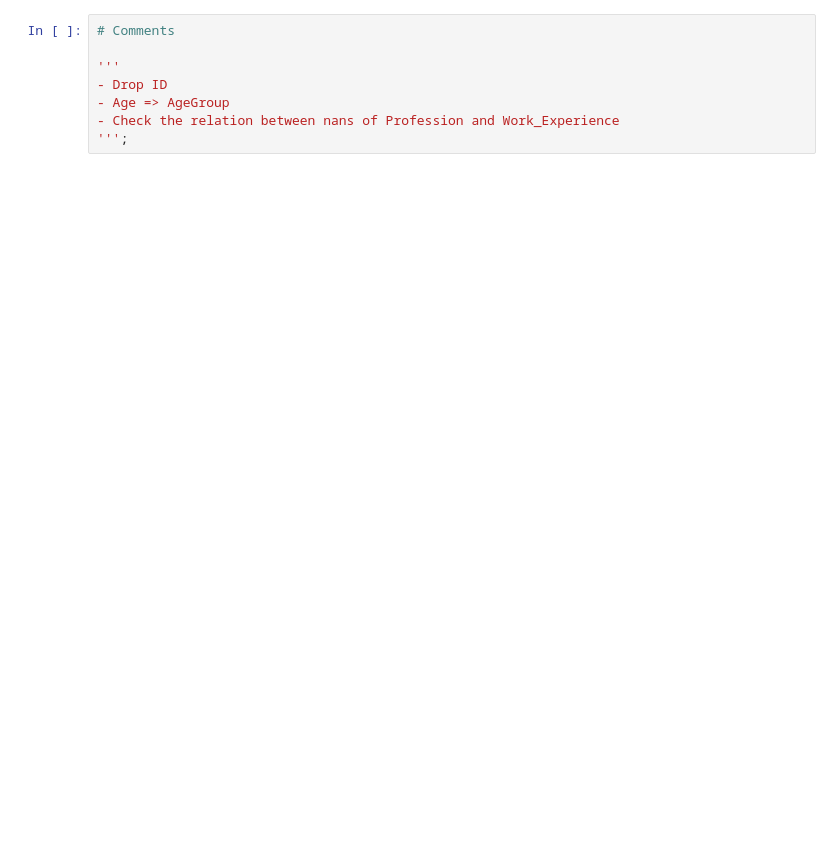
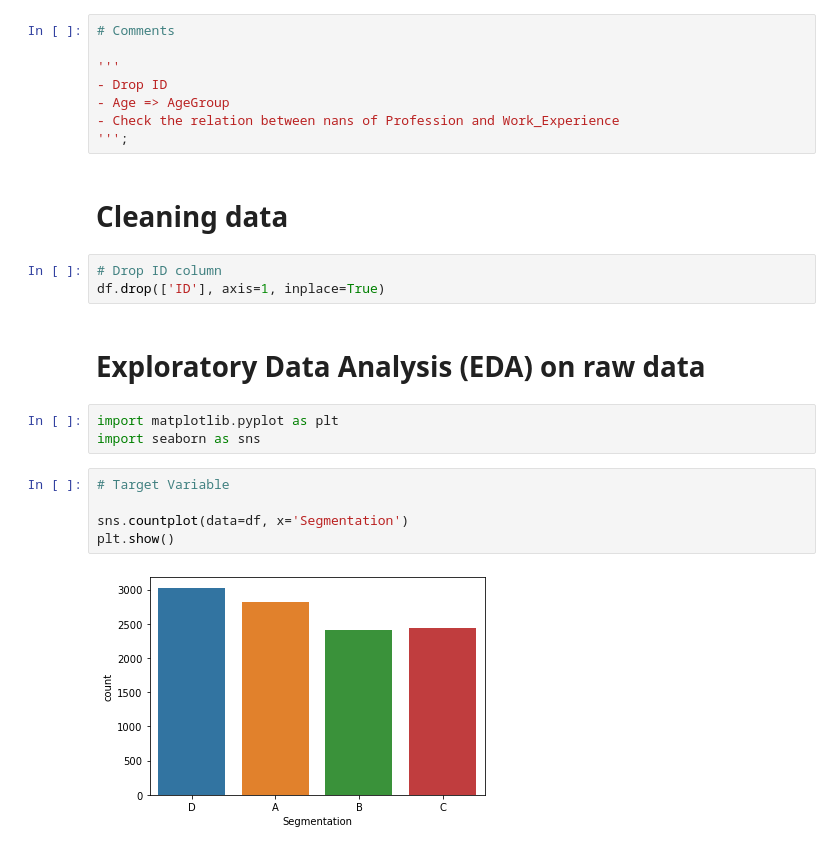
Before and after one commit to phantommarheaven7621/Customer_Segmentation_Classification, a Jupyter notebook: Customer_Segmentation_Classification.ipynb, the cells around one changed output. Cells and saved outputs as stored; diff of their text form; blank space fills up the shorter version.

```diff
--- a/Customer_Segmentation_Classification.ipynb
+++ b/Customer_Segmentation_Classification.ipynb
@@ -86,3 +121,20 @@ Number of null values: 0
 - Age => AgeGroup
 - Check the relation between nans of Profession and Work_Experience
 ''';
+# %% [markdown]
+# Cleaning data
+# %%
+# Drop ID column
+df.drop(['ID'], axis=1, inplace=True)
+# %% [markdown]
+# Exploratory Data Analysis (EDA) on raw data
+# %%
+import matplotlib.pyplot as plt
+import seaborn as sns
+# %%
+# Target Variable
+
+sns.countplot(data=df, x='Segmentation')
+plt.show()
+# %% [output]
+[figure, added]
```
Also changed, not shown: parts of 15 cells of this notebook.
